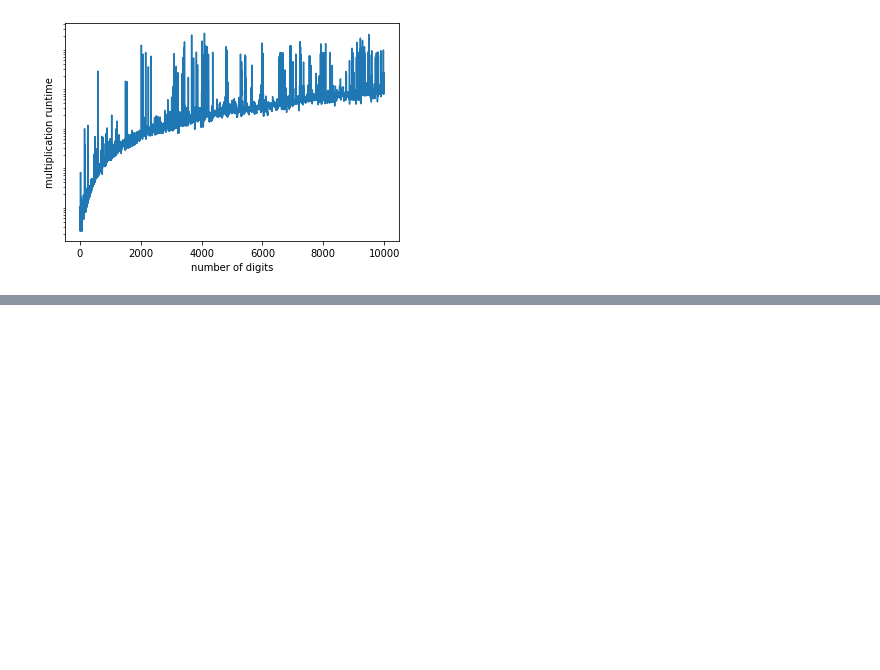
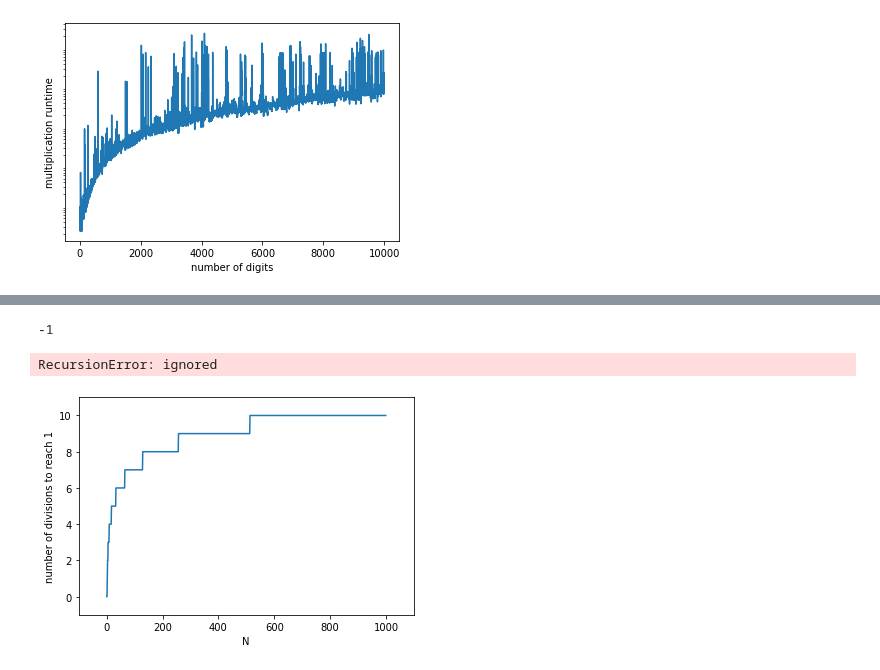
Before and after one commit to MamadouBousso/Cours-Python, a Jupyter notebook: CorrectionTPComplexite.ipynb, the cells around one changed output, grey strips where cells are left out. Cells and saved outputs as stored; diff of their text form; code cells hidden in the pictures; blank space fills up the shorter version.

```diff
--- a/CorrectionTPComplexite.ipynb
+++ b/CorrectionTPComplexite.ipynb
@@ -285,0 +333,4 @@ def concat_with_join(word_list):
+# %%
+print(RechercheBinaire(liste_new,17))
+# %% [output]
+-1
@@ -285,0 +353,36 @@ def concat_with_join(word_list):
+# %%
+import time
+start = time.time()
+print(RechercheBinaire_rec(liste,100,0,len(liste_new)-1))
+end  = time.time()
+print(end - start)
+# %% [output]
+RecursionError: ignored
+# %%
+#Exercice 4
+
+def div_nbre_deux_inf_un(N):
+  i = 0
+  while N>1:
+    N = N / 2
+    i = i + 1
+  return i
+# %%
+import matplotlib.pyplot as plt
+
+def plot_list(values):
+    plt.plot(values)
+    plt.ylabel('number of divisions to reach 1')
+    plt.xlabel('N')
+    plt.margins(x=0.1, y=0.1)
+    plt.show()
+
+
+num_div=[]
+
+for N in range(1000):
+  num_div.append(div_nbre_deux_inf_un(N))
+
+plot_list(num_div)
+# %% [output]
+[figure, added]
```
Also changed, not shown: parts of 17 cells of this notebook.
